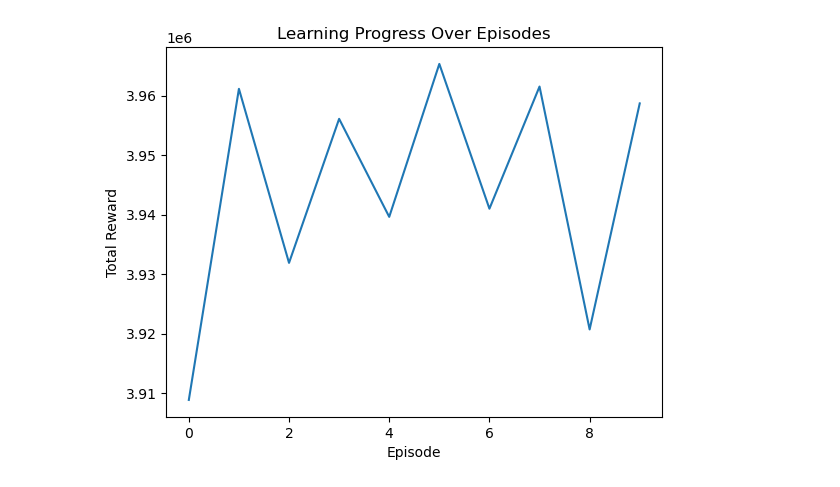
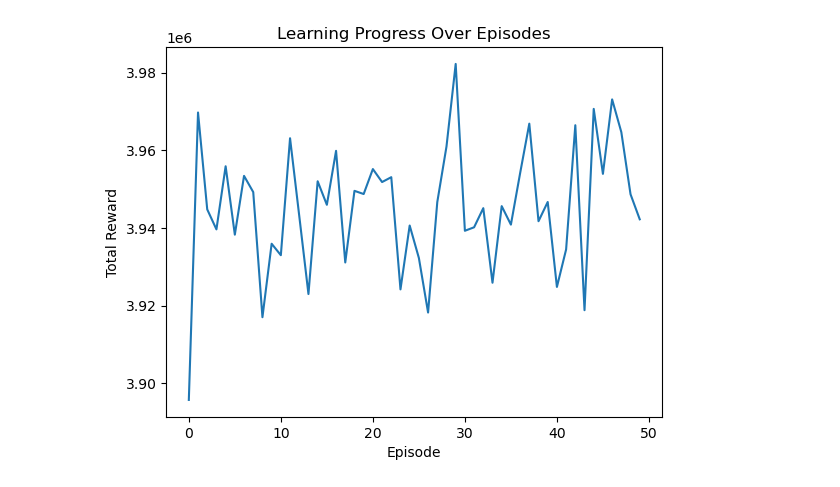
Before and after one commit to Linkschris/AdvancedBA, a Jupyter notebook: model.ipynb/model_pantelis.ipynb, the cells around one changed output. Saved outputs shown, nothing was run; the diff lists cells and outputs as text; code cells hidden in the pictures.

```diff
--- a/model.ipynb/model_pantelis.ipynb
+++ b/model.ipynb/model_pantelis.ipynb
@@ -98,7 +101,7 @@ for hour in range(1, total_hours):
 import matplotlib.pyplot as plt
 
 # Additional parameters
-num_episodes = 10  # Number of days to simulate
+num_episodes = 50  # Number of days to simulate
 learning_rewards = []  # To track the sum of rewards for each episode
 
 for episode in range(num_episodes):
@@ -108,31 +111,31 @@ for episode in range(num_episodes):
     battery_level = np.random.randint(0, num_battery_levels)  # Random initial battery level
 
     for hour in range(1, total_hours - 1):  # Ensure we have a next state
         price_level = price_bins[hour]  # Current price level
         state_index = get_state_index(battery_level, price_level)
 
         action = choose_action(state_index)  # Choose action based on the policy
 
         # Simplify reward calculation: reward for charging at low price, penalty for charging at high price
         reward = -prices[hour] if action == 0 else prices[hour] if action == 1 else 0
         total_episode_reward += reward
 
         # Update battery level based on action (simplified, without actual consumption or charging logic)
         battery_level = min(battery_level + 1, num_battery_levels - 1) if action == 0 else max(battery_level - 1, 0) if action == 1 else battery_level
 
         next_price_level = price_bins[hour + 1]
         next_state_index = get_state_index(battery_level, next_price_level)
 
         # Update Q-table
         update_q_table(state_index, action, reward, next_state_index)
 
     learning_rewards.append(total_episode_reward)
 
 # Plot learning progress
 plt.plot(learning_rewards)
 plt.xlabel('Episode')
 plt.ylabel('Total Reward')
 plt.title('Learning Progress Over Episodes')
 plt.show()
 # %% [output]
-[figure, old version]
+[figure, new version]
```
Also changed, not shown: parts of 4 cells of this notebook.
